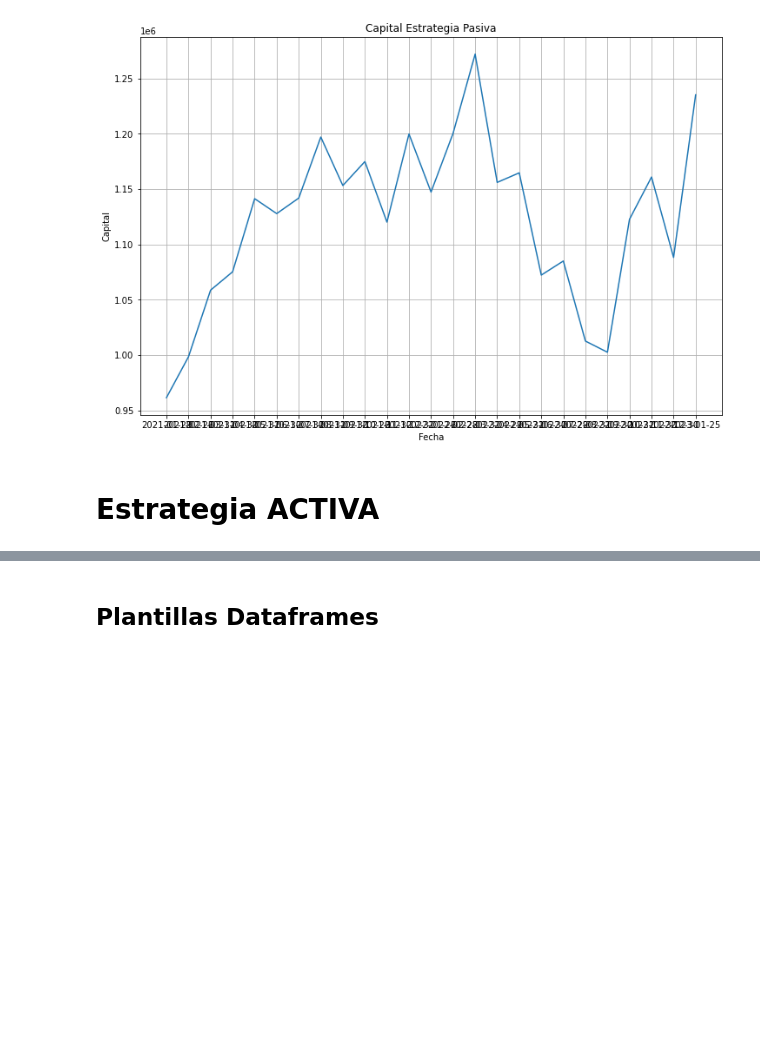
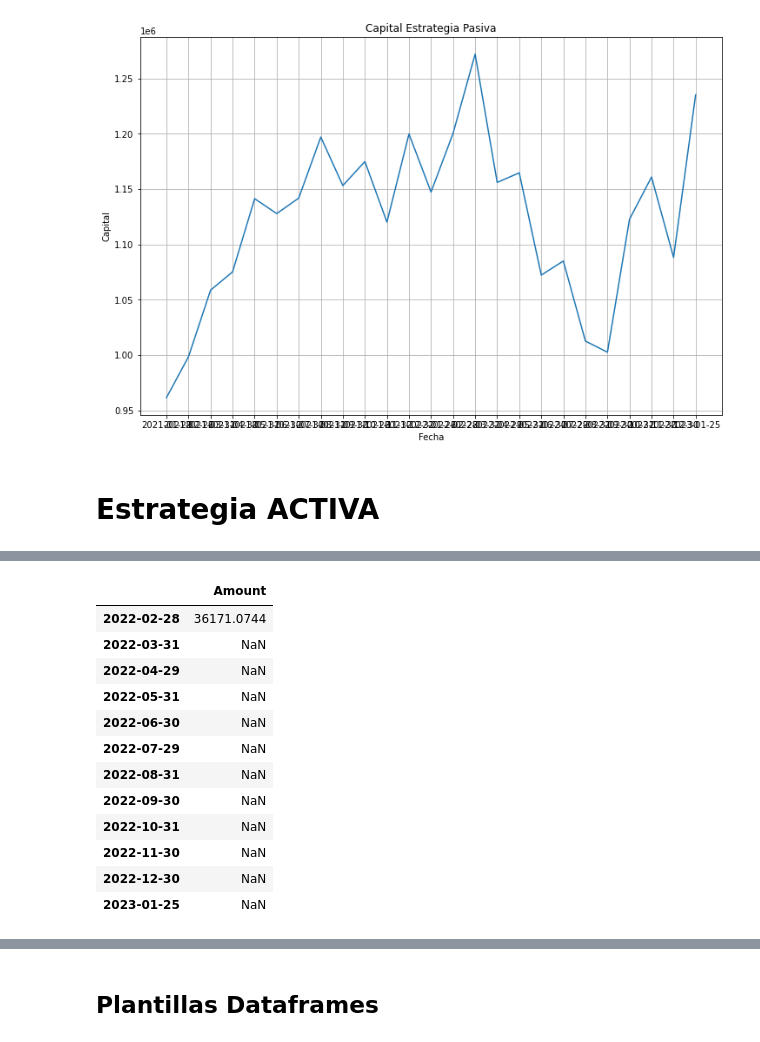
Before and after one commit to pabloriverasnz/Laboratorio_1-Inversion_de_Capital, a Jupyter notebook: notebook.ipynb, the cells around one changed output, grey strips where cells are left out. Cells and saved outputs as stored; diff of their text form; code cells hidden in the pictures; blank space fills up the shorter version.

```diff
--- a/notebook.ipynb
+++ b/notebook.ipynb
@@ -300,0 +513,16 @@ NameError: name 'prices' is not defined
+# %%
+res_df_a
+# %% [output]
+|  | Amount |
+| 2022-02-28 | 36171.0744 |
+| 2022-03-31 | NaN |
+| 2022-04-29 | NaN |
+| 2022-05-31 | NaN |
+| 2022-06-30 | NaN |
+| 2022-07-29 | NaN |
+| 2022-08-31 | NaN |
+| 2022-09-30 | NaN |
+| 2022-10-31 | NaN |
+| 2022-11-30 | NaN |
+| 2022-12-30 | NaN |
+| 2023-01-25 | NaN |
```
Also changed, not shown: parts of 37 cells of this notebook, 1 other file.
